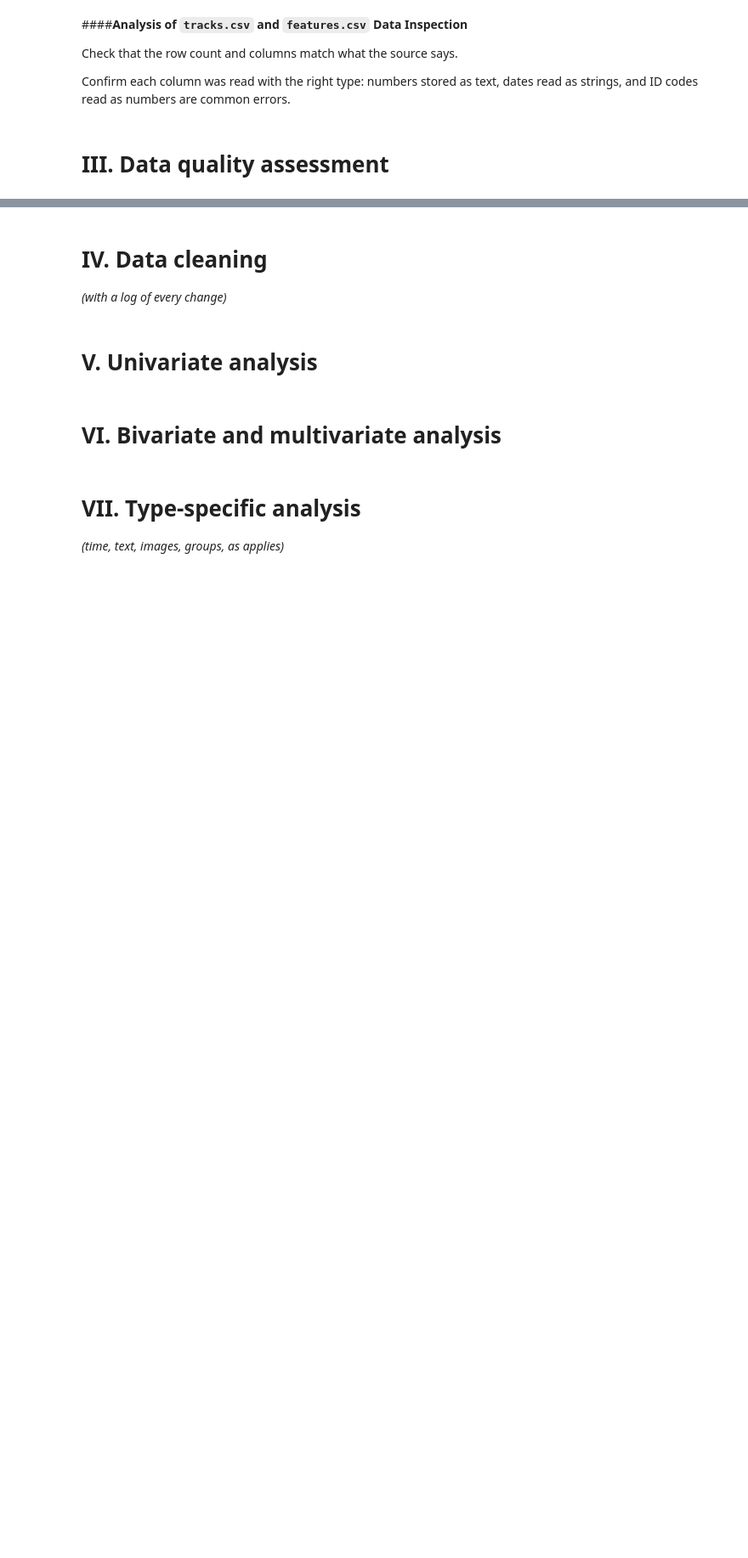
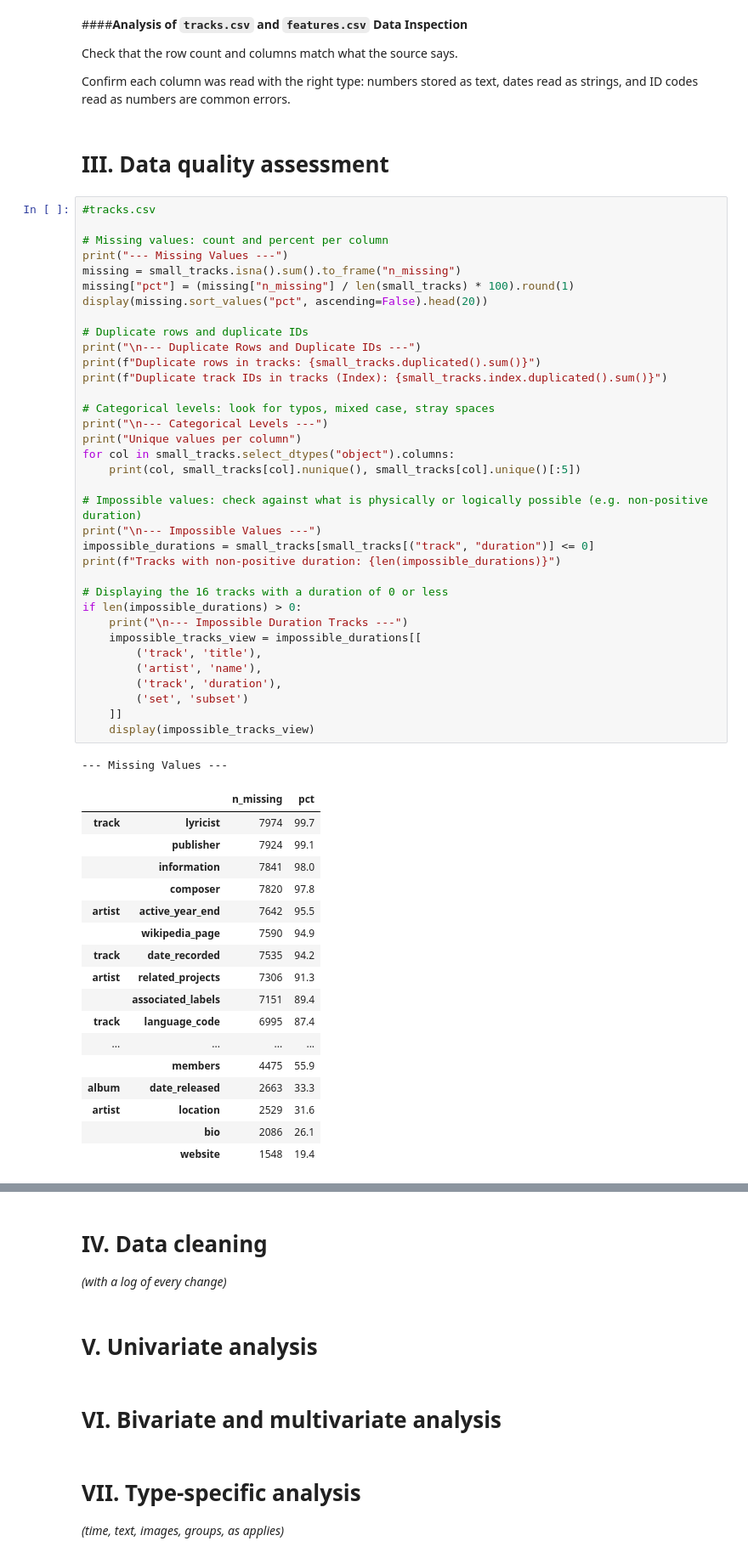
Before and after one commit to daqhi/Music-Genre-Classification, a Jupyter notebook: music_genre_classification.ipynb, the cells around one changed output, grey strips where cells are left out. Shown at 85% size. Cells and saved outputs as stored; diff of their text form; blank space fills up the shorter version.

```diff
--- a/music_genre_classification.ipynb
+++ b/music_genre_classification.ipynb
@@ -234,3 +324,57 @@ Check that the row count and columns match what the source says.
 Confirm each column was read with the right type: numbers stored as text, dates read as strings, and ID codes read as numbers are common errors.
 # %% [markdown]
 # **III. Data quality assessment**
+# %%
+#tracks.csv
+
+# Missing values: count and percent per column
+print("--- Missing Values ---")
+missing = small_tracks.isna().sum().to_frame("n_missing")
+missing["pct"] = (missing["n_missing"] / len(small_tracks) * 100).round(1)
+display(missing.sort_values("pct", ascending=False).head(20))
+
+# Duplicate rows and duplicate IDs
+print("\n--- Duplicate Rows and Duplicate IDs ---")
+print(f"Duplicate rows in tracks: {small_tracks.duplicated().sum()}")
+print(f"Duplicate track IDs in tracks (Index): {small_tracks.index.duplicated().sum()}")
+
+# Categorical levels: look for typos, mixed case, stray spaces
+print("\n--- Categorical Levels ---")
+print("Unique values per column")
+for col in small_tracks.select_dtypes("object").columns:
+    print(col, small_tracks[col].nunique(), small_tracks[col].unique()[:5])
+
+# Impossible values: check against what is physically or logically possible (e.g. non-positive duration)
+print("\n--- Impossible Values ---")
+impossible_durations = small_tracks[small_tracks[("track", "duration")] <= 0]
+print(f"Tracks with non-positive duration: {len(impossible_durations)}")
+
+# Displaying the 16 tracks with a duration of 0 or less
+if len(impossible_durations) > 0:
+    print("\n--- Impossible Duration Tracks ---")
+    impossible_tracks_view = impossible_durations[[
+        ('track', 'title'),
+        ('artist', 'name'),
+        ('track', 'duration'),
+        ('set', 'subset')
+    ]]
+    display(impossible_tracks_view)
+# %% [output]
+--- Missing Values ---
+|  |  | n_missing | pct |
+| track | lyricist | 7974 | 99.7 |
+|  | publisher | 7924 | 99.1 |
+|  | information | 7841 | 98.0 |
+|  | composer | 7820 | 97.8 |
+| artist | active_year_end | 7642 | 95.5 |
+|  | wikipedia_page | 7590 | 94.9 |
+| track | date_recorded | 7535 | 94.2 |
+| artist | related_projects | 7306 | 91.3 |
+|  | associated_labels | 7151 | 89.4 |
+| track | language_code | 6995 | 87.4 |
+| ... | ... | ... | ... |
+|  | members | 4475 | 55.9 |
+| album | date_released | 2663 | 33.3 |
+| artist | location | 2529 | 31.6 |
+|  | bio | 2086 | 26.1 |
+|  | website | 1548 | 19.4 |
```
Also changed, not shown: parts of 7 cells of this notebook.
